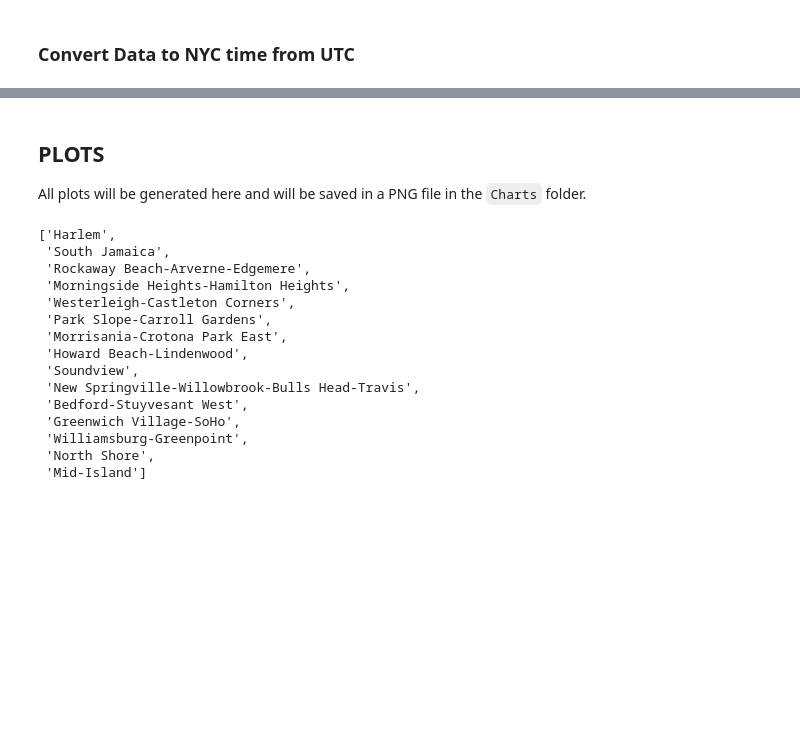
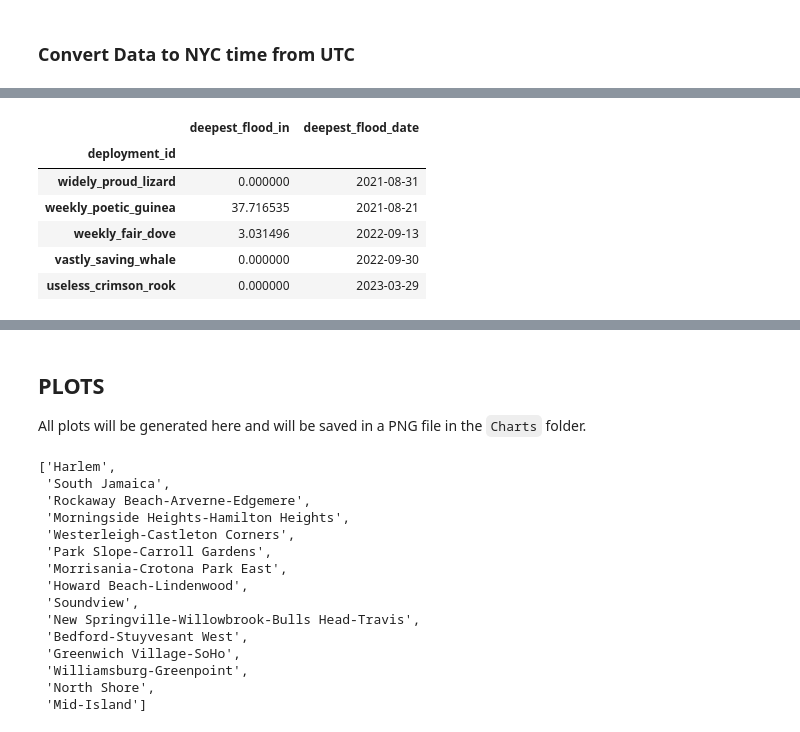
Before and after one commit to cankadir/FloodAnalysis, a Jupyter notebook: Local_Reports/PDF_Reporting.ipynb, the cells around one changed output, grey strips where cells are left out. Cells and saved outputs as stored; diff of their text form; code cells hidden in the pictures; blank space fills up the shorter version.

```diff
--- a/Local_Reports/PDF_Reporting.ipynb
+++ b/Local_Reports/PDF_Reporting.ipynb
@@ -177,0 +208,18 @@ display(flood_data.head(3))
+# %%
+deepest_flood_date = flood_data.sort_values(by=['deployment_id','clean_depth_in'], ascending=False ).drop_duplicates(subset=['deployment_id'], keep='first' )
+deepest_flood_date = deepest_flood_date.set_index('deployment_id')
+deepest_flood_date = deepest_flood_date[['clean_depth_in','time_NY']]
+deepest_flood_date['deepest_flood_date'] = deepest_flood_date['time_NY'].dt.date
+
+deepest_flood_date = deepest_flood_date.drop(columns=['time_NY'])
+deepest_flood_date = deepest_flood_date.rename(columns={'clean_depth_in':'deepest_flood_in'})
+
+deepest_flood_date.head()
+# %% [output]
+|  | deepest_flood_in | deepest_flood_date |
+| deployment_id |  |  |
+| widely_proud_lizard | 0.000000 | 2021-08-31 |
+| weekly_poetic_guinea | 37.716535 | 2021-08-21 |
+| weekly_fair_dove | 3.031496 | 2022-09-13 |
+| vastly_saving_whale | 0.000000 | 2022-09-30 |
+| useless_crimson_rook | 0.000000 | 2023-03-29 |
```
Also changed, not shown: parts of 11 cells of this notebook, 2 other files.
